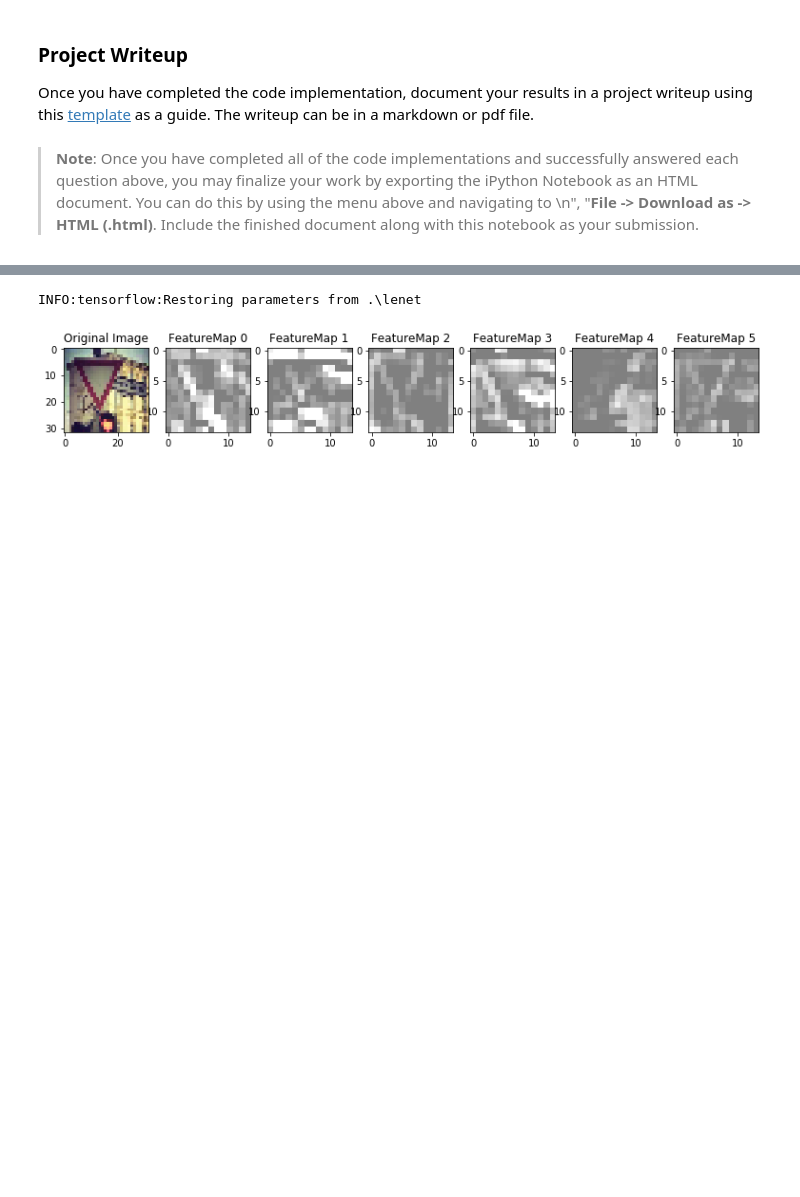
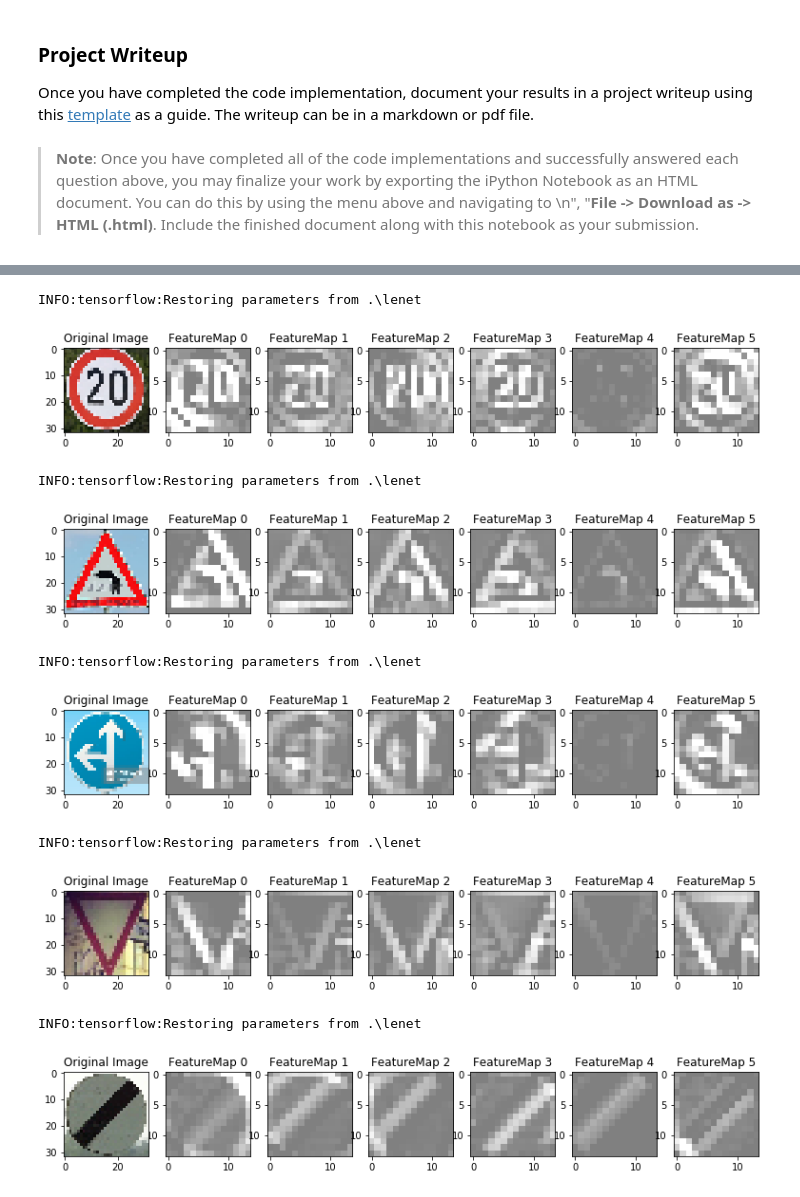
Before and after one commit to agoila/udacity-carnd-P2, a Jupyter notebook: LeNet_Traffic_Sign_Classifier.ipynb, the cells around one changed output, grey strips where cells are left out. Drawn from its saved outputs; the diff is of its cells as text; code cells hidden in the pictures; blank space fills up the shorter version.

```diff
--- a/LeNet_Traffic_Sign_Classifier.ipynb
+++ b/LeNet_Traffic_Sign_Classifier.ipynb
@@ -712,8 +712,18 @@ def outputFeatureMap(image_input, tf_activation, activation_min=-1, activation_m
         plt.subplot(6,8,1)
         plt.title('Original Image')
         plt.imshow(image_input)
-# %%
-outputFeatureMap(X_from_web[3], conv1)
-# %% [output]
-INFO:tensorflow:Restoring parameters from .\lenet
-[figure, removed]
+# %%
+for i in range(len(X_from_web)):
+    outputFeatureMap(X_from_web[i], conv1)
+    plt.show()
+# %% [output]
+INFO:tensorflow:Restoring parameters from .\lenet
+[figure, added]
+INFO:tensorflow:Restoring parameters from .\lenet
+[figure, added]
+INFO:tensorflow:Restoring parameters from .\lenet
+[figure, added]
+INFO:tensorflow:Restoring parameters from .\lenet
+[figure, added]
+INFO:tensorflow:Restoring parameters from .\lenet
+[figure, added]
```
Also changed, not shown: parts of 10 cells of this notebook, 6 other files.
